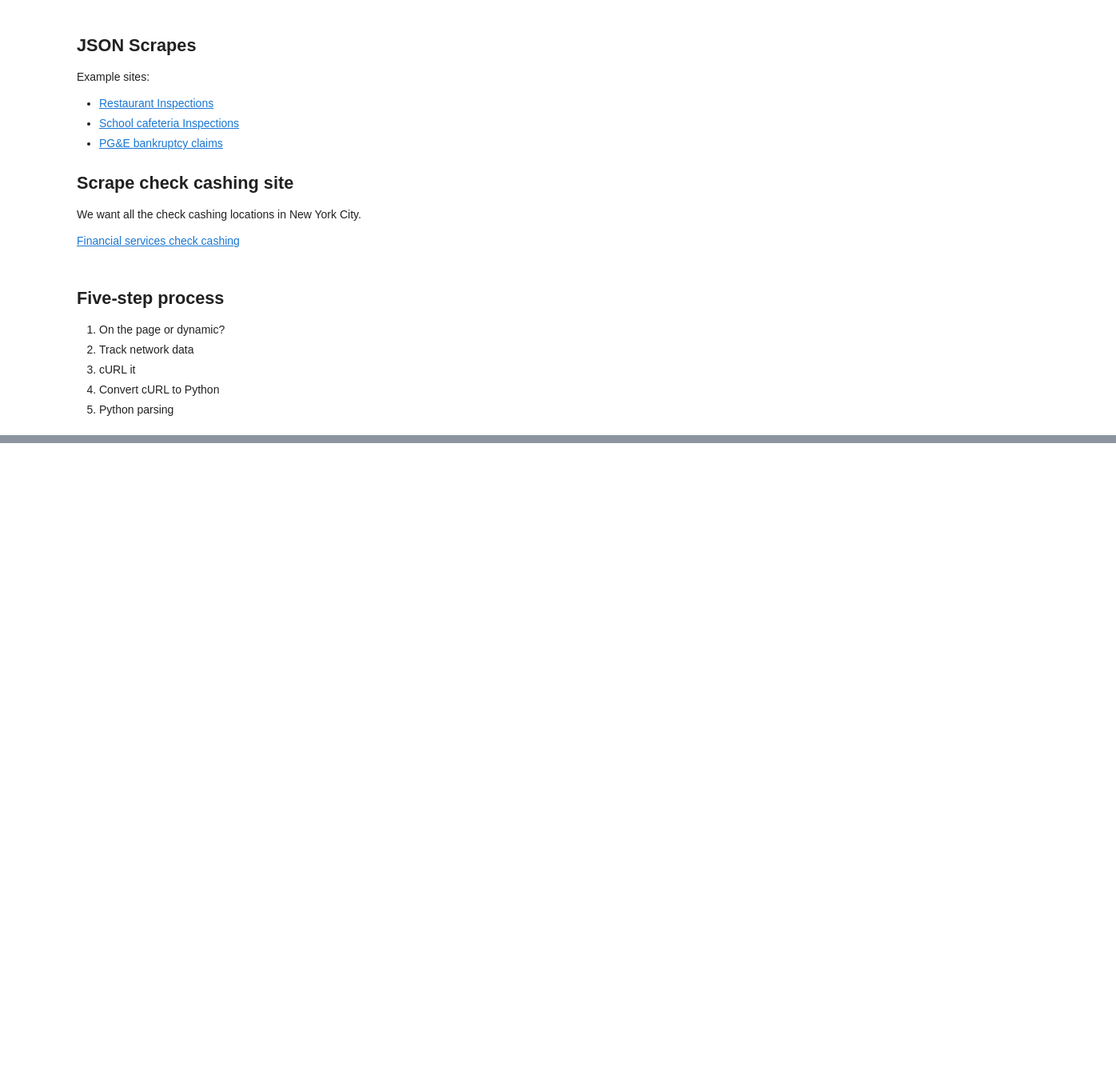
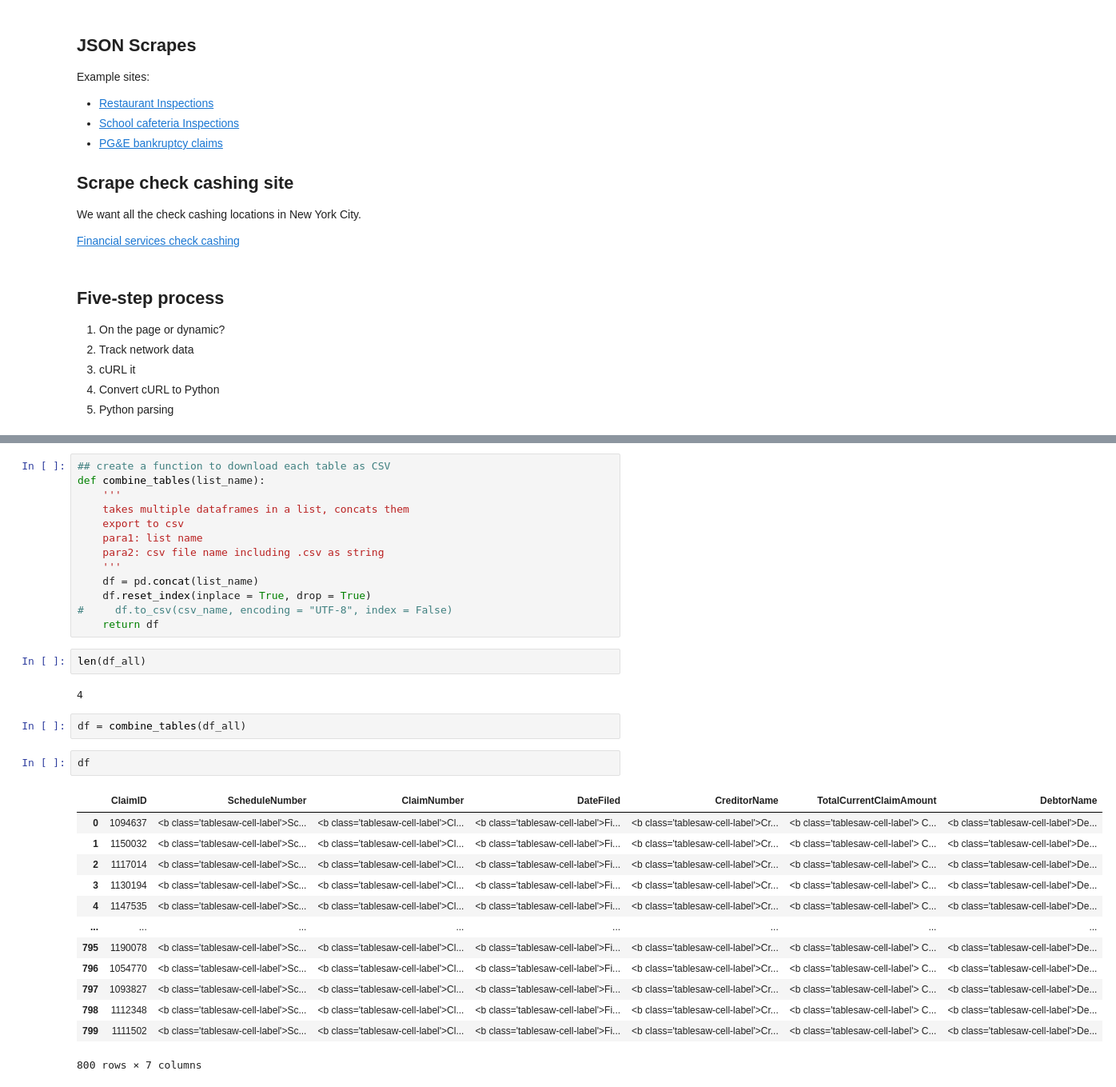
Before and after one commit to sandeepmj/22fall-advanced-scraping, a Jupyter notebook: demos/wk-3-pure-JSON-DEMO.ipynb, the cells around one changed output, grey strips where cells are left out. Shown at 80% size. Saved outputs shown, nothing was run; the diff lists cells and outputs as text; blank space fills up the shorter version.

```diff
--- a/demos/wk-3-pure-JSON-DEMO.ipynb
+++ b/demos/wk-3-pure-JSON-DEMO.ipynb
@@ -79,0 +279,35 @@ response.text
+# %%
+## create a function to download each table as CSV
+def combine_tables(list_name):
+    '''
+    takes multiple dataframes in a list, concats them
+    export to csv
+    para1: list name
+    para2: csv file name including .csv as string
+    '''
+    df = pd.concat(list_name)
+    df.reset_index(inplace = True, drop = True)
+#     df.to_csv(csv_name, encoding = "UTF-8", index = False)
+    return df
+# %%
+len(df_all)
+# %% [output]
+4
+# %%
+df = combine_tables(df_all)
+# %%
+df
+# %% [output]
+|  | ClaimID | ScheduleNumber | ClaimNumber | DateFiled | CreditorName | TotalCurrentClaimAmount | DebtorName |
+| 0 | 1094637 | <b class='tablesaw-cell-label'>Sc... | <b class='tablesaw-cell-label'>Cl... | <b class='tablesaw-cell-label'>Fi... | <b class='tablesaw-cell-label'>Cr... | <b class='tablesaw-cell-label'> C... | <b class='tablesaw-cell-label'>De... |
+| 1 | 1150032 | <b class='tablesaw-cell-label'>Sc... | <b class='tablesaw-cell-label'>Cl... | <b class='tablesaw-cell-label'>Fi... | <b class='tablesaw-cell-label'>Cr... | <b class='tablesaw-cell-label'> C... | <b class='tablesaw-cell-label'>De... |
+| 2 | 1117014 | <b class='tablesaw-cell-label'>Sc... | <b class='tablesaw-cell-label'>Cl... | <b class='tablesaw-cell-label'>Fi... | <b class='tablesaw-cell-label'>Cr... | <b class='tablesaw-cell-label'> C... | <b class='tablesaw-cell-label'>De... |
+| 3 | 1130194 | <b class='tablesaw-cell-label'>Sc... | <b class='tablesaw-cell-label'>Cl... | <b class='tablesaw-cell-label'>Fi... | <b class='tablesaw-cell-label'>Cr... | <b class='tablesaw-cell-label'> C... | <b class='tablesaw-cell-label'>De... |
+| 4 | 1147535 | <b class='tablesaw-cell-label'>Sc... | <b class='tablesaw-cell-label'>Cl... | <b class='tablesaw-cell-label'>Fi... | <b class='tablesaw-cell-label'>Cr... | <b class='tablesaw-cell-label'> C... | <b class='tablesaw-cell-label'>De... |
+| ... | ... | ... | ... | ... | ... | ... | ... |
+| 795 | 1190078 | <b class='tablesaw-cell-label'>Sc... | <b class='tablesaw-cell-label'>Cl... | <b class='tablesaw-cell-label'>Fi... | <b class='tablesaw-cell-label'>Cr... | <b class='tablesaw-cell-label'> C... | <b class='tablesaw-cell-label'>De... |
+| 796 | 1054770 | <b class='tablesaw-cell-label'>Sc... | <b class='tablesaw-cell-label'>Cl... | <b class='tablesaw-cell-label'>Fi... | <b class='tablesaw-cell-label'>Cr... | <b class='tablesaw-cell-label'> C... | <b class='tablesaw-cell-label'>De... |
+| 797 | 1093827 | <b class='tablesaw-cell-label'>Sc... | <b class='tablesaw-cell-label'>Cl... | <b class='tablesaw-cell-label'>Fi... | <b class='tablesaw-cell-label'>Cr... | <b class='tablesaw-cell-label'> C... | <b class='tablesaw-cell-label'>De... |
+| 798 | 1112348 | <b class='tablesaw-cell-label'>Sc... | <b class='tablesaw-cell-label'>Cl... | <b class='tablesaw-cell-label'>Fi... | <b class='tablesaw-cell-label'>Cr... | <b class='tablesaw-cell-label'> C... | <b class='tablesaw-cell-label'>De... |
+| 799 | 1111502 | <b class='tablesaw-cell-label'>Sc... | <b class='tablesaw-cell-label'>Cl... | <b class='tablesaw-cell-label'>Fi... | <b class='tablesaw-cell-label'>Cr... | <b class='tablesaw-cell-label'> C... | <b class='tablesaw-cell-label'>De... |
+800 rows × 7 columns
```
Also changed, not shown: parts of 19 cells of this notebook, 4 other files.
